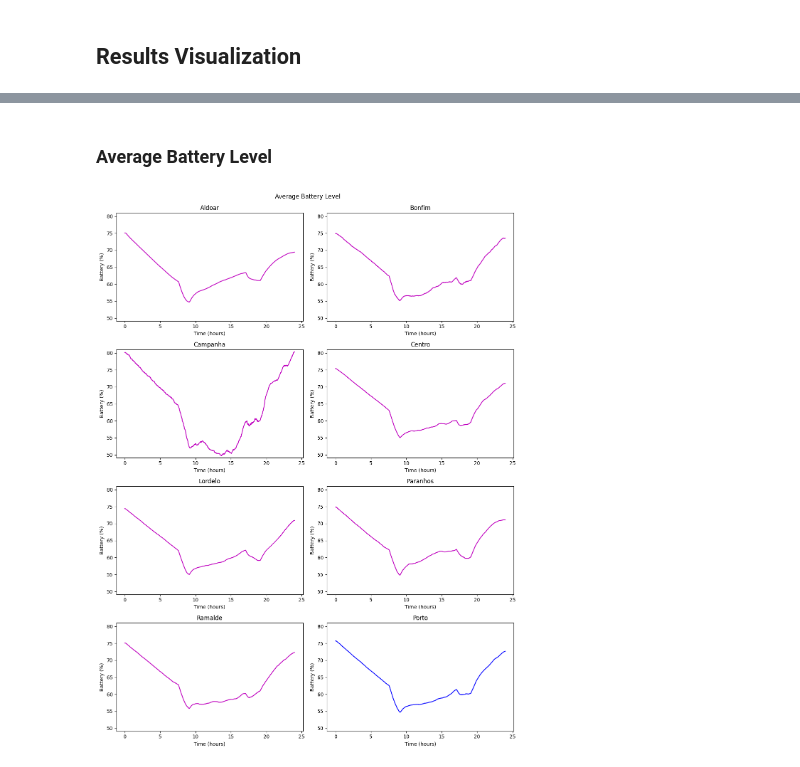
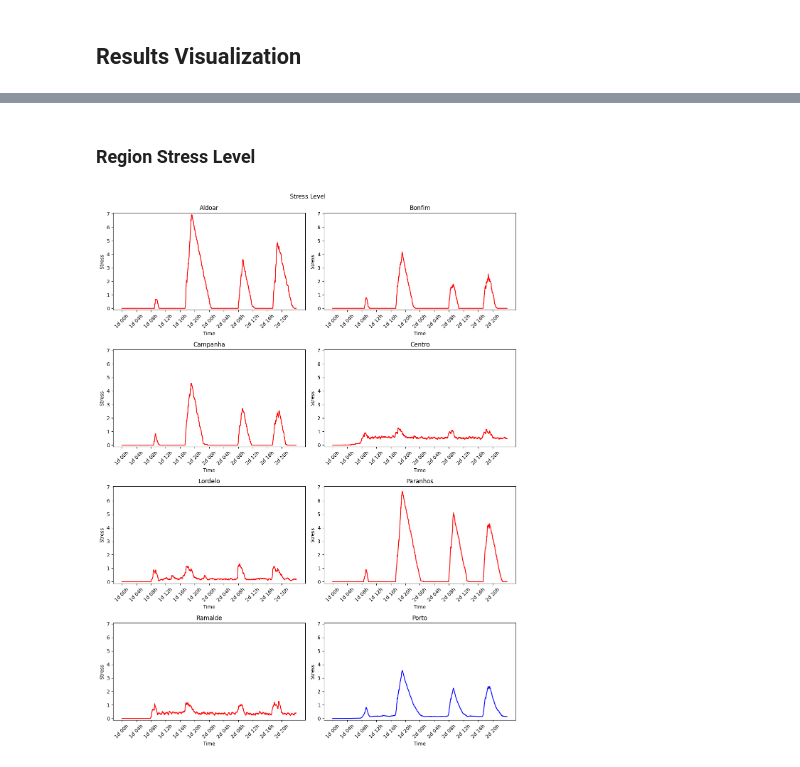
Before and after one commit to Henrique-O-S/MS_Simulation_Framework, a Jupyter notebook: logs/results.ipynb, the cells around one changed output, grey strips where cells are left out. Saved outputs shown, nothing was run; the diff lists cells and outputs as text; code cells hidden in the pictures.

Commit message:
huge metric and kpi updates

```diff
--- a/logs/results.ipynb
+++ b/logs/results.ipynb
@@ -73,28 +71,30 @@ hours = time_steps / 60
 # %%
-def plot_charger_availability(regions, region_data, global_limits, hours):
+def plot_metric(metric, title, label, regions, region_data, porto_data, limits, color):
     num_regions = len(regions)
     cols = 2
     rows = (num_regions + cols - 1) // cols
     fig, axes = plt.subplots(rows, cols, figsize=(12, rows * 4))
-    fig.suptitle("Charger Availability", fontsize=12)
+    fig.suptitle(title)
     axes = axes.flatten()
-    min_chargers, max_chargers = global_limits['chargers']
-    y_min = min_chargers - 0.02 * (max_chargers - min_chargers)
-    y_max = max_chargers + 0.02 * (max_chargers - min_chargers)
+    min_value, max_value = limits
+    y_min = min_value - 0.02 * (max_value - min_value)
+    y_max = max_value + 0.02 * (max_value - min_value)
     for i, region in enumerate(regions):
         ax = axes[i]
-        ax.plot(hours, region_data[region]['chargers'], color='y')
+        ax.plot(region_data[region][metric], color=color)
         ax.set_title(region)
-        ax.set_xlabel("Time (hours)")
-        ax.set_ylabel("Chargers")
+        ax.set_xlabel("Time")
+        ax.set_ylabel(label)
         ax.set_ylim(y_min, y_max)
-    total_chargers = [sum(region_data[region]['chargers'][j] for region in regions) for j in range(len(hours))]
+        ax.set_xticks(ticks=np.arange(0, steps, minute_interval))
+        ax.set_xticklabels(reduced_labels, rotation=45)
     ax_total = axes[-1]
-    ax_total.plot(hours, total_chargers, color='b')
+    ax_total.plot(porto_data, color='b')
     ax_total.set_title("Porto")
-    ax_total.set_xlabel("Time (hours)")
-    ax_total.set_ylabel("Chargers")
+    ax_total.set_xlabel("Time")
+    ax_total.set_ylabel(label)
+    ax_total.set_ylim(y_min, y_max)
+    ax_total.set_xticks(ticks=np.arange(0, steps, minute_interval))
+    ax_total.set_xticklabels(reduced_labels, rotation=45)
     plt.tight_layout(rect=[0, 0, 1, 0.99])
     plt.show()
-
-plot_charger_availability(regions, region_data, global_limits, hours)
@@ -175,36 +101,11 @@ plot_wait_time(regions, region_data, global_limits, hours)
 # %% [markdown]
-### Average Battery Level
+### Region Stress Level
-# %%
-def plot_car_battery(regions, region_data, global_limits, hours):
-    num_regions = len(regions)
-    cols = 2
-    rows = (num_regions + cols - 1) // cols
-    fig, axes = plt.subplots(rows, cols, figsize=(12, rows * 4))
-    fig.suptitle("Average Battery Level", fontsize=12)
-    axes = axes.flatten()
-    min_autonomy, max_autonomy = global_limits['autonomy']
-    y_min = min_autonomy - 0.02 * (max_autonomy - min_autonomy)
-    y_max = max_autonomy + 0.02 * (max_autonomy - min_autonomy)
-    for i, region in enumerate(regions):
-        ax = axes[i]
-        ax.plot(hours, region_data[region]['autonomy'], color='m')
-        ax.set_title(region)
-        ax.set_xlabel("Time (hours)")
-        ax.set_ylabel("Battery (%)")
-        ax.set_ylim(y_min, y_max)
-    avg_autonomy = [
-        sum(region_data[region]['autonomy'][j] for region in regions) / num_regions
-        for j in range(len(hours))
-    ]
-    ax_total = axes[-1]
-    ax_total.plot(hours, avg_autonomy, color='b')
-    ax_total.set_title("Porto")
-    ax_total.set_xlabel("Time (hours)")
-    ax_total.set_ylabel("Battery (%)")
-    ax_total.set_ylim(y_min, y_max)
-    plt.tight_layout(rect=[0, 0, 1, 0.99])
-    plt.show()
-
-plot_car_battery(regions, region_data, global_limits, hours)
-# %% [output]
-[figure, removed]
+# %%
+porto_data = np.zeros(steps)
+for region in regions:
+    porto_data += region_data[region]['stress']
+porto_data /= len(regions)
+
+plot_metric('stress', 'Stress Level', 'Stress', regions, region_data, porto_data, global_limits['stress'], 'r')
+# %% [output]
+[figure, added]
```
Also changed, not shown: parts of 12 cells of this notebook, 13 other files.
